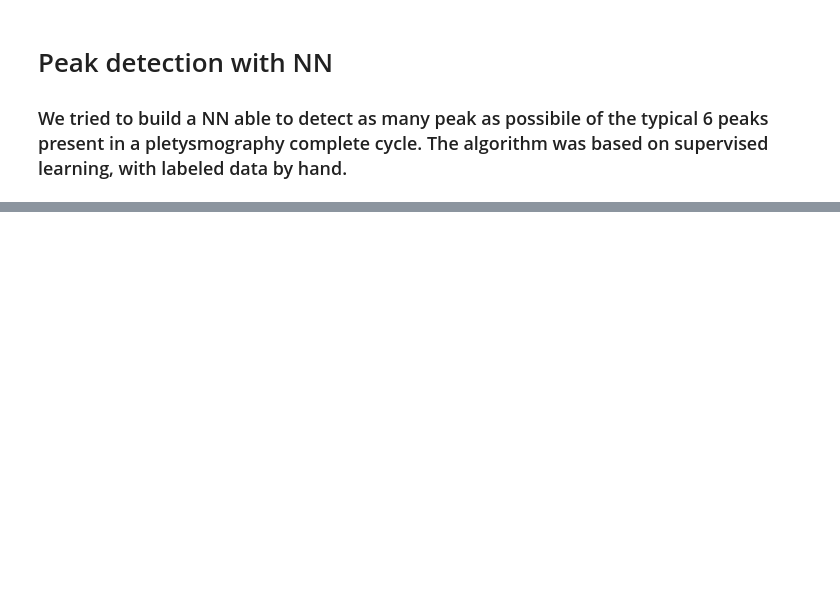
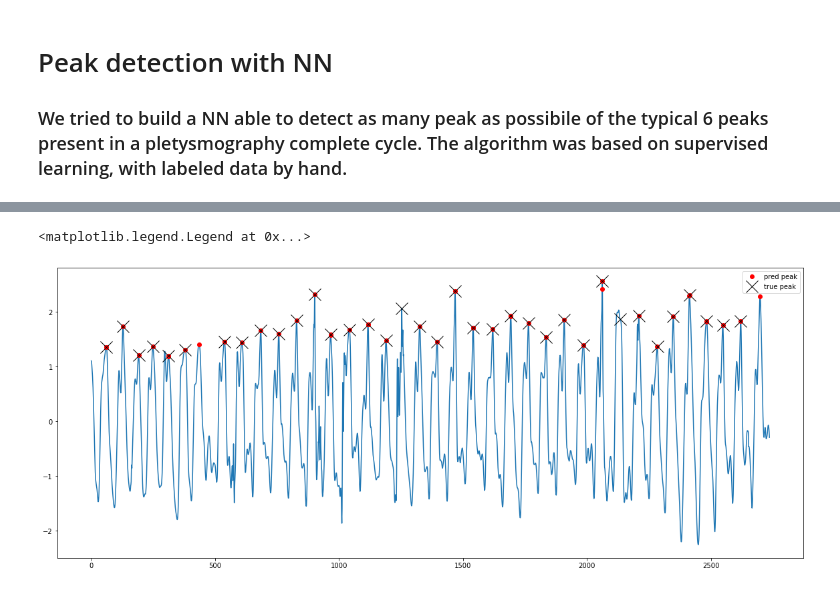
Before and after one commit to kostas-panagiotakis/Plety_Peak_Detection, a Jupyter notebook: Peak_Detection.ipynb, the cells around one changed output, grey strips where cells are left out. Saved outputs shown, nothing was run; the diff lists cells and outputs as text; code cells hidden in the pictures; blank space fills up the shorter version.

```diff
--- a/Peak_Detection.ipynb
+++ b/Peak_Detection.ipynb
@@ -572,0 +210,9 @@ plt.show()
+# %%
+adam = keras.optimizers.Adam(learning_rate=0.001, beta_1=0.9, beta_2=0.999)
+rms = keras.optimizers.RMSprop(learning_rate=0.001 )
+
+model.compile(optimizer=rms,
+              loss='binary_crossentropy',
+              metrics=['accuracy','FalseNegatives'] )
+
+history = model.fit(X_train, y_train, epochs=100, validation_split = 0.2, batch_size = 32)
@@ -572,0 +237,3 @@ plt.show()
+# %%
+pred_y = model.predict(X_test) > 0.3
+print(len(pred_y))
@@ -572,0 +243,30 @@ plt.show()
+# %%
+for i in range(len(pred_y)-sequence_length+1):
+        if i==0:
+                pred_y_plot = np.column_stack( ( pred_y[i], np.arange(i,i+sequence_length,1)) )
+        else:
+                pred_y_plot = np.row_stack( (pred_y_plot, np.column_stack( ( pred_y[i], np.arange(i,i+sequence_length,1)) )))
+
+df = pd.DataFrame(pred_y_plot,  columns=['pred','ind'])
+df = df.groupby('ind').sum('pred')
+df['pred'] = df['pred']/sequence_length
+# %%
+for i in range(len(X_test)-sequence_length+1):
+        if i==0:
+                xtest_y_plot = np.column_stack( (X_test[i,:,0] , np.arange(i,i+sequence_length,1), y_test[i]) )
+        else:
+                xtest_y_plot = np.row_stack( (xtest_y_plot, np.column_stack( (X_test[i,:,0], np.arange(i,i+sequence_length,1), y_test[i]) )))
+
+df_x = pd.DataFrame(xtest_y_plot,  columns=['x_test','ind', 'y_test'])
+df_x = df_x.groupby('ind')[['x_test', 'y_test']].mean()
+# %%
+threshold = 0.5
+
+fig = plt.figure(figsize=(20,8))
+plt.plot(df_x['x_test'])
+plt.plot(np.where(df['pred']>threshold)[0],  df_x['x_test'][df['pred']>threshold], 'o', color = 'red' , label = 'pred peak')
+plt.plot(np.where(df_x['y_test']==1)[0],  df_x['x_test'][df_x['y_test']==1], 'x', color = 'black', markersize=18 , label = 'true peak')
+plt.legend()
+# %% [output]
+<matplotlib.legend.Legend at 0x...>
+[figure, added]
```
Also changed, not shown: parts of 42 cells of this notebook.
